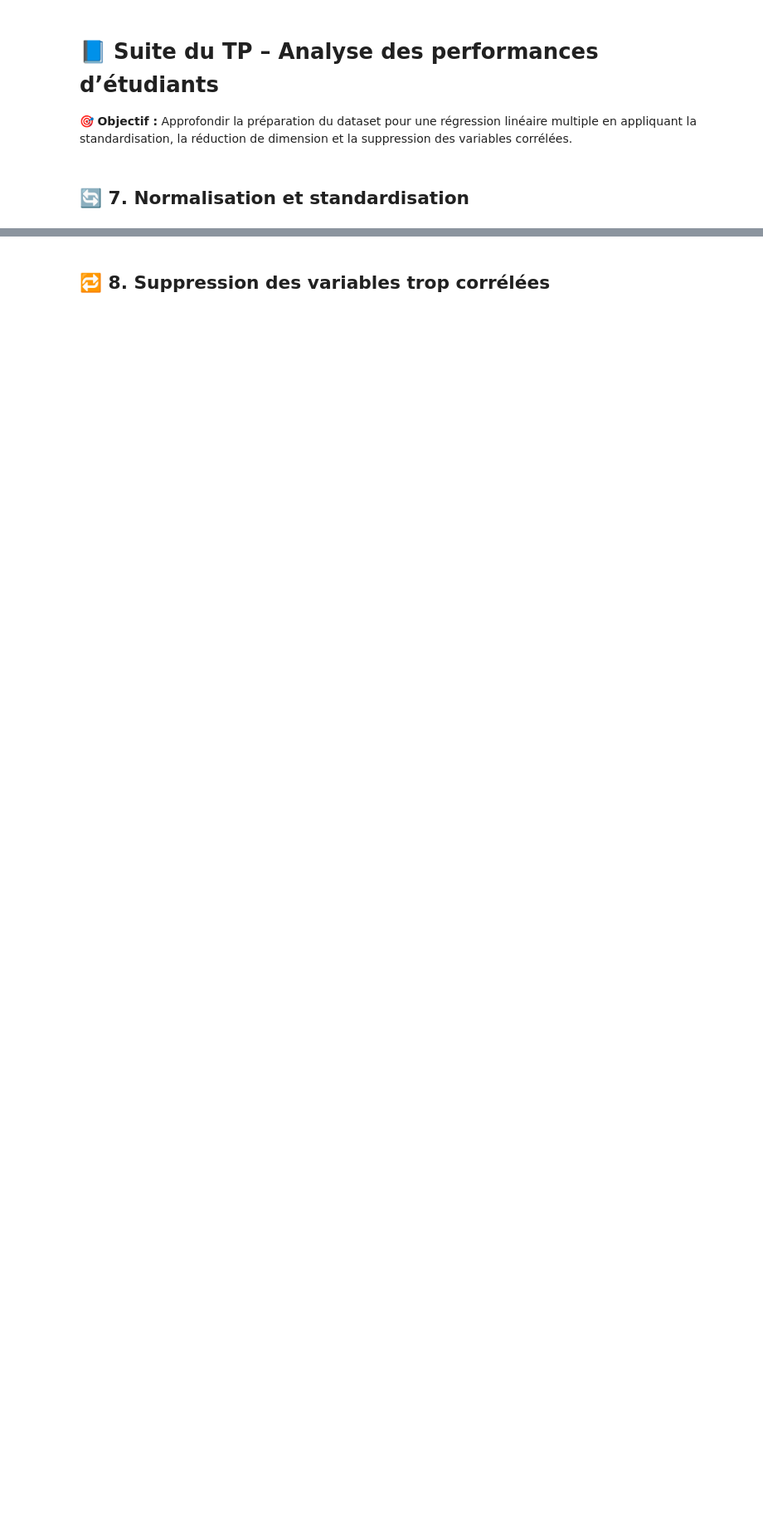
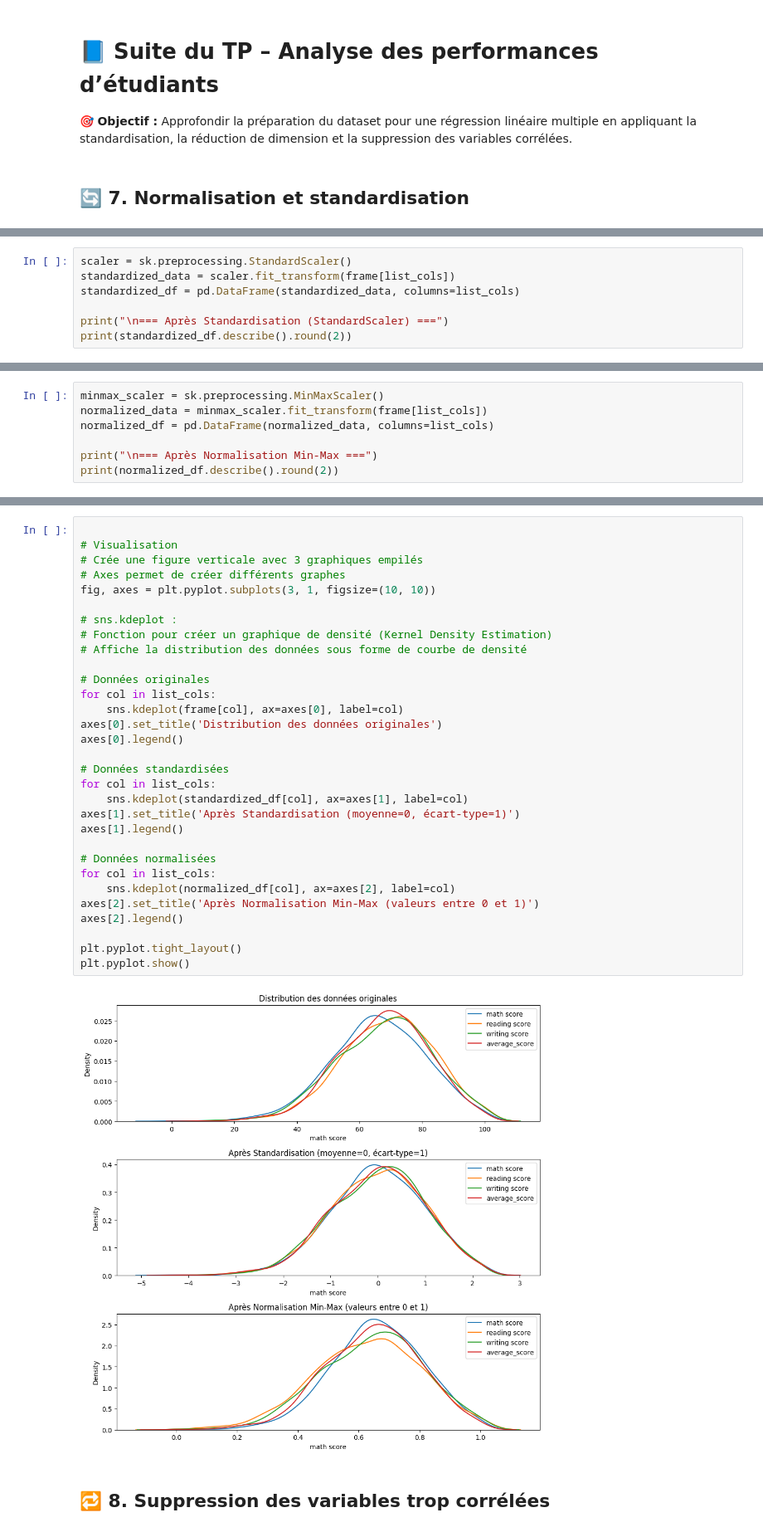
Before and after one commit to randy201/ML_deploy, a Jupyter notebook: 8_suite_tp_students_preparation.ipynb, the cells around one changed output, grey strips where cells are left out. Shown: that part at 83% size. Saved outputs shown, nothing was run; the diff lists cells and outputs as text; blank space fills up the shorter version.

```diff
--- a/8_suite_tp_students_preparation.ipynb
+++ b/8_suite_tp_students_preparation.ipynb
@@ -12,0 +46,7 @@
+# %%
+scaler = sk.preprocessing.StandardScaler()
+standardized_data = scaler.fit_transform(frame[list_cols])
+standardized_df = pd.DataFrame(standardized_data, columns=list_cols)
+
+print("\n=== Après Standardisation (StandardScaler) ===")
+print(standardized_df.describe().round(2))
@@ -12,0 +66,7 @@
+# %%
+minmax_scaler = sk.preprocessing.MinMaxScaler()
+normalized_data = minmax_scaler.fit_transform(frame[list_cols])
+normalized_df = pd.DataFrame(normalized_data, columns=list_cols)
+
+print("\n=== Après Normalisation Min-Max ===")
+print(normalized_df.describe().round(2))
@@ -13,3 +86,36 @@
+# %%
+
+# Visualisation
+# Crée une figure verticale avec 3 graphiques empilés
+# Axes permet de créer différents graphes
+fig, axes = plt.pyplot.subplots(3, 1, figsize=(10, 10))
+
+# sns.kdeplot :
+# Fonction pour créer un graphique de densité (Kernel Density Estimation)
+# Affiche la distribution des données sous forme de courbe de densité
+
+# Données originales
+for col in list_cols:
+    sns.kdeplot(frame[col], ax=axes[0], label=col)
+axes[0].set_title('Distribution des données originales')
+axes[0].legend()
+
+# Données standardisées
+for col in list_cols:
+    sns.kdeplot(standardized_df[col], ax=axes[1], label=col)
+axes[1].set_title('Après Standardisation (moyenne=0, écart-type=1)')
+axes[1].legend()
+
+# Données normalisées
+for col in list_cols:
+    sns.kdeplot(normalized_df[col], ax=axes[2], label=col)
+axes[2].set_title('Après Normalisation Min-Max (valeurs entre 0 et 1)')
+axes[2].legend()
+
+plt.pyplot.tight_layout()
+plt.pyplot.show()
+# %% [output]
+[figure, added]
 # %% [markdown]
 ## 🔁 8. Suppression des variables trop corrélées
 # %% [markdown]
```
Also changed, not shown: parts of 11 cells of this notebook, 2 other files.
